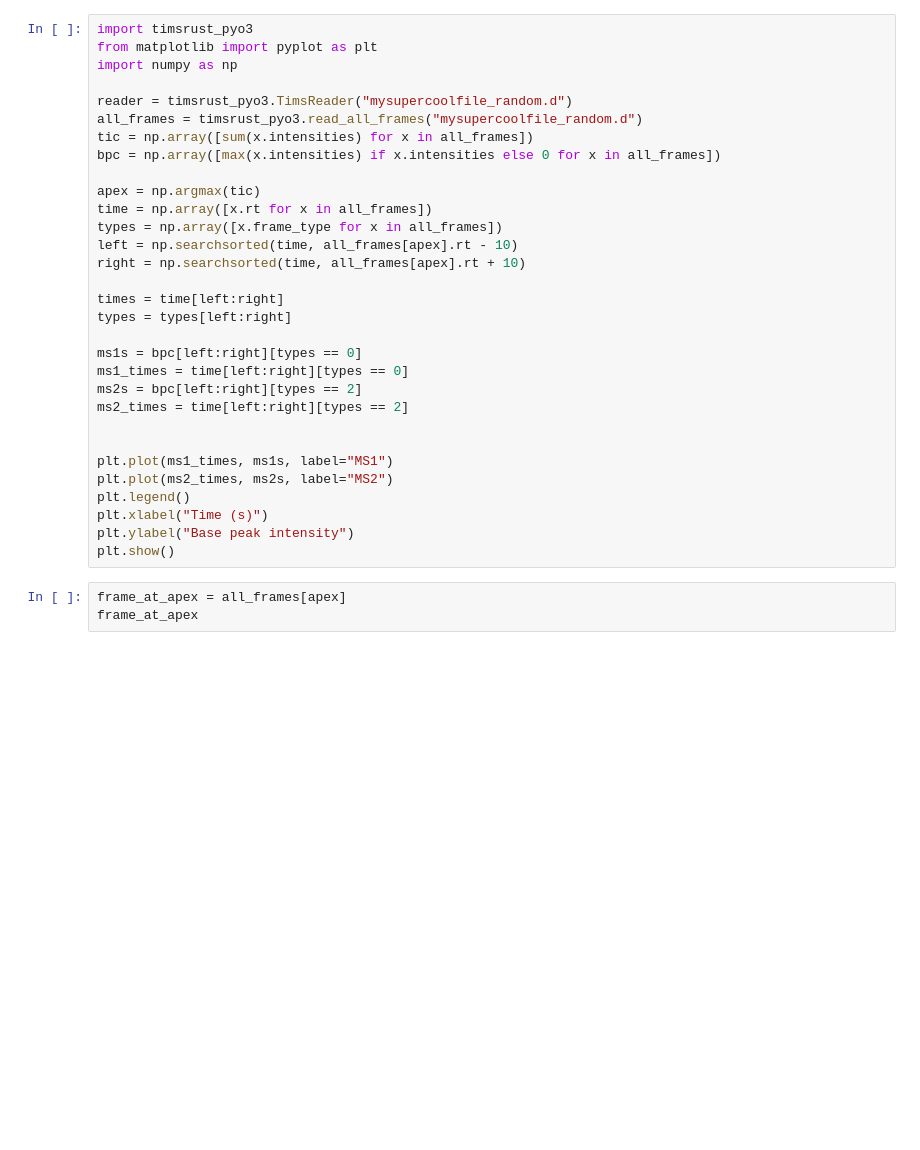
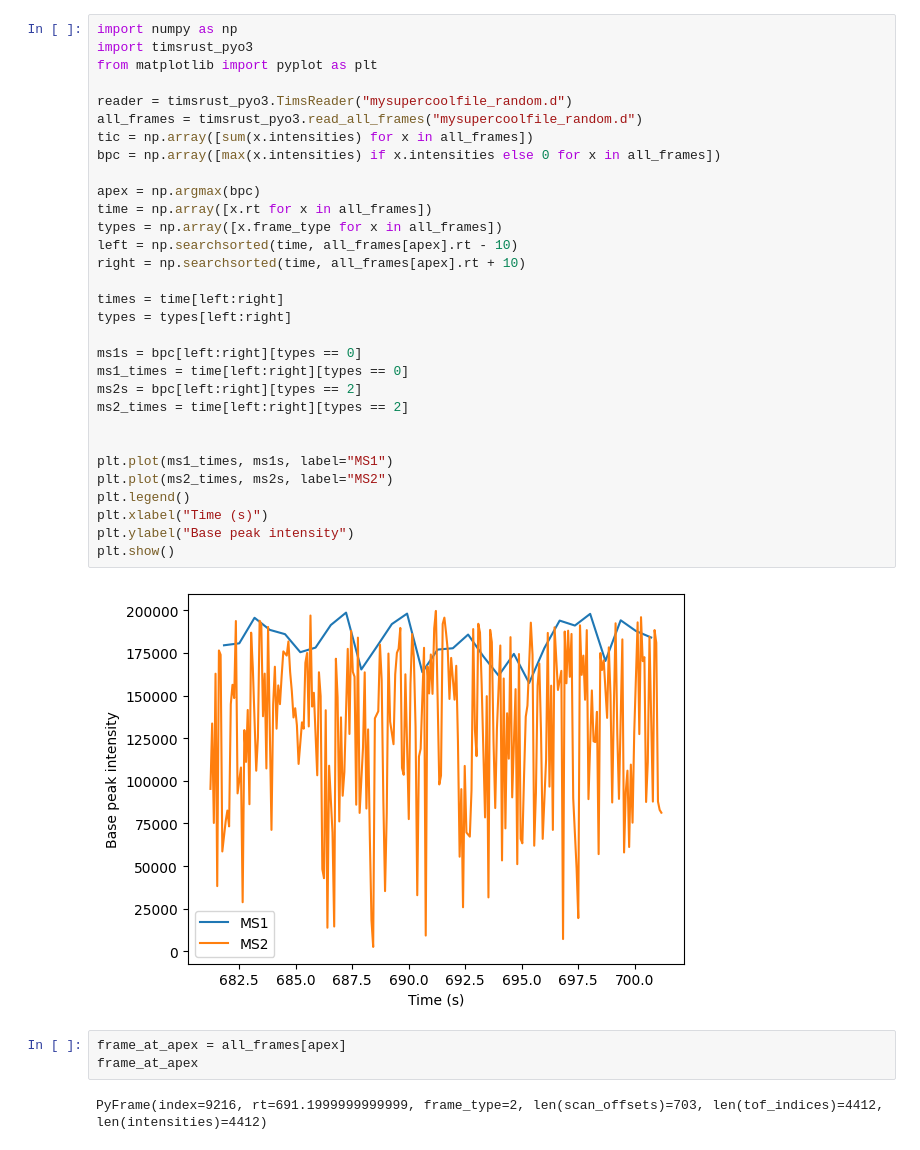
Before and after one commit to TalusBio/tdf_simulator, a Jupyter notebook: notebooks/example_random.ipynb, the cells around one changed output. Saved outputs shown, nothing was run; the diff lists cells and outputs as text; blank space fills up the shorter version.

```diff
--- a/notebooks/example_random.ipynb
+++ b/notebooks/example_random.ipynb
@@ -7,37 +46,41 @@
 # %%
+import numpy as np
 import timsrust_pyo3
 from matplotlib import pyplot as plt
-import numpy as np
 
 reader = timsrust_pyo3.TimsReader("mysupercoolfile_random.d")
 all_frames = timsrust_pyo3.read_all_frames("mysupercoolfile_random.d")
 tic = np.array([sum(x.intensities) for x in all_frames])
 bpc = np.array([max(x.intensities) if x.intensities else 0 for x in all_frames])
 
-apex = np.argmax(tic)
+apex = np.argmax(bpc)
 time = np.array([x.rt for x in all_frames])
 types = np.array([x.frame_type for x in all_frames])
 left = np.searchsorted(time, all_frames[apex].rt - 10)
 right = np.searchsorted(time, all_frames[apex].rt + 10)
 
 times = time[left:right]
 types = types[left:right]
 
 ms1s = bpc[left:right][types == 0]
 ms1_times = time[left:right][types == 0]
 ms2s = bpc[left:right][types == 2]
 ms2_times = time[left:right][types == 2]
 
 
 plt.plot(ms1_times, ms1s, label="MS1")
 plt.plot(ms2_times, ms2s, label="MS2")
 plt.legend()
 plt.xlabel("Time (s)")
 plt.ylabel("Base peak intensity")
 plt.show()
+# %% [output]
+[figure, added]
 # %%
 frame_at_apex = all_frames[apex]
 frame_at_apex
+# %% [output]
+PyFrame(index=9216, rt=691.1999999999999, frame_type=2, len(scan_offsets)=703, len(tof_indices)=4412, len(intensities)=4412)
 # %%
 def make_2d_array(x, y, z):
     out = np.zeros((x.max() + 1, y.max() + 1))
```
Also changed, not shown: parts of 5 cells of this notebook, 10 other files.
